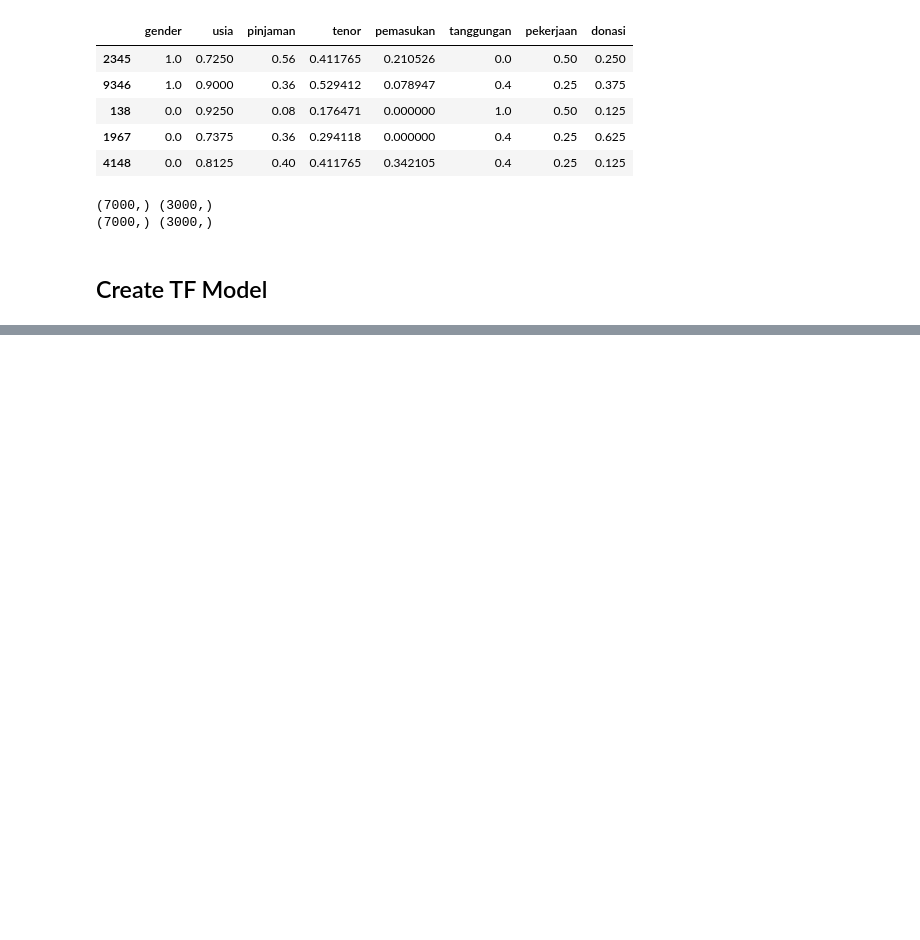
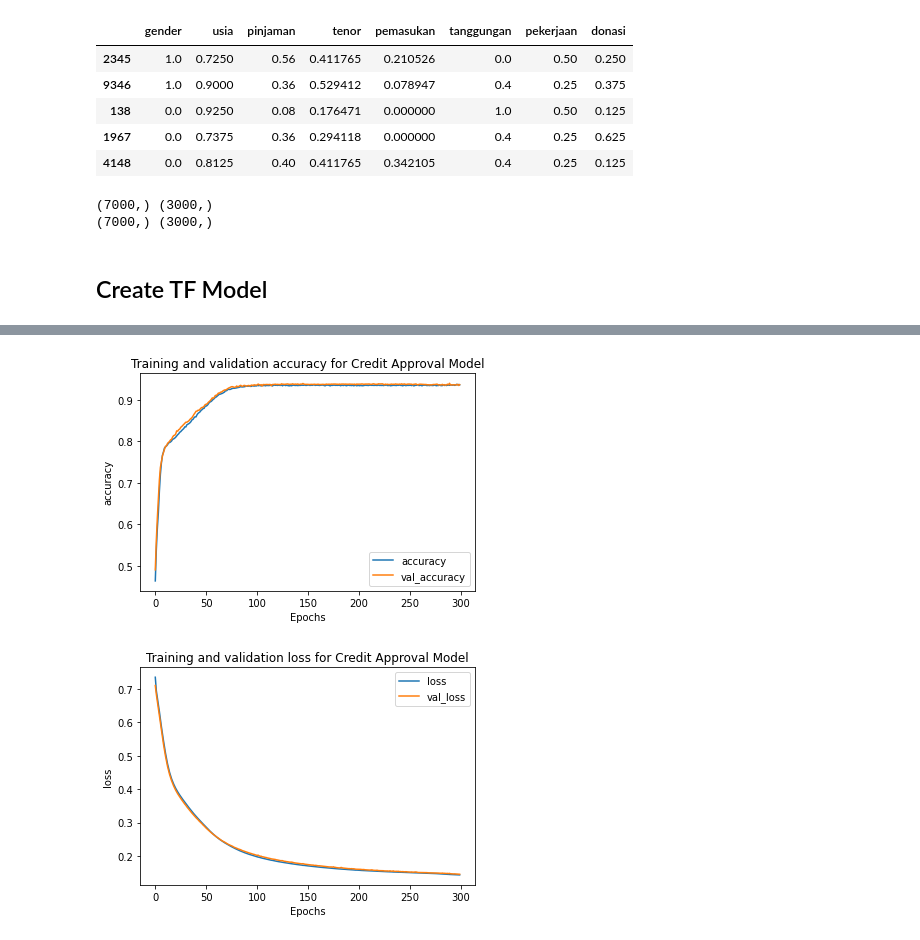
Before and after one commit to imamfirdaus-if/kasbaik, a Jupyter notebook: machine-learning/models/credit-approval/credit-approval model v3.ipynb, the cells around one changed output, grey strips where cells are left out. Cells and saved outputs as stored; diff of their text form; code cells hidden in the pictures; blank space fills up the shorter version.

Commit message:
training model credit approval and save best model
training model credit approval and save best model with model checkpoint

```diff
--- a/machine-learning/models/credit-approval/credit-approval model v3.ipynb
+++ b/machine-learning/models/credit-approval/credit-approval model v3.ipynb
@@ -178,0 +197,16 @@ history = model.fit(X_train, y_train,
+# %%
+def plot_graphs(history, metric):
+    plt.plot(history.history[metric])
+    plt.plot(history.history[f'val_{metric}'])
+    plt.xlabel("Epochs")
+    plt.ylabel(metric)
+    plt.legend([metric, f'val_{metric}'])
+    plt.title(f'Training and validation {metric} for Credit Approval Model')
+    plt.show()
+
+
+plot_graphs(history, "accuracy")
+plot_graphs(history, "loss")
+# %% [output]
+[figure, added]
+[figure, added]
```
Also changed, not shown: parts of 1 cell of this notebook, 1 other file.
